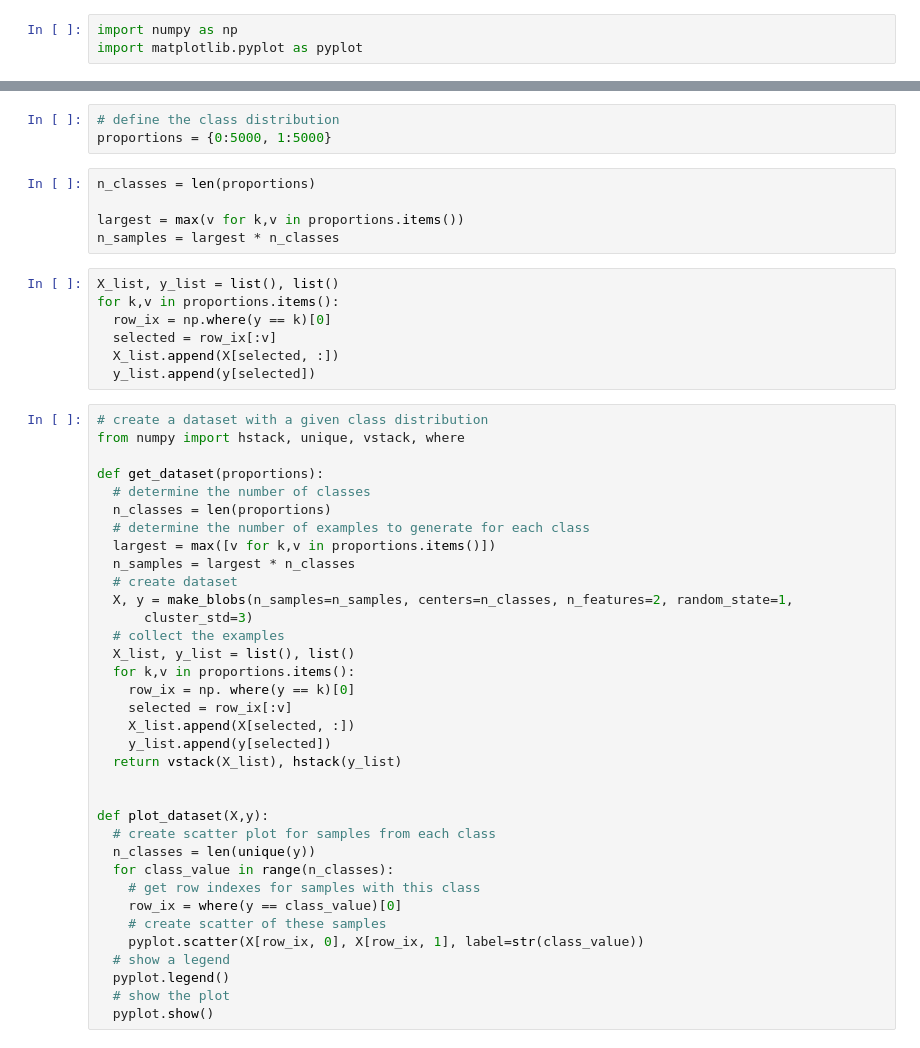
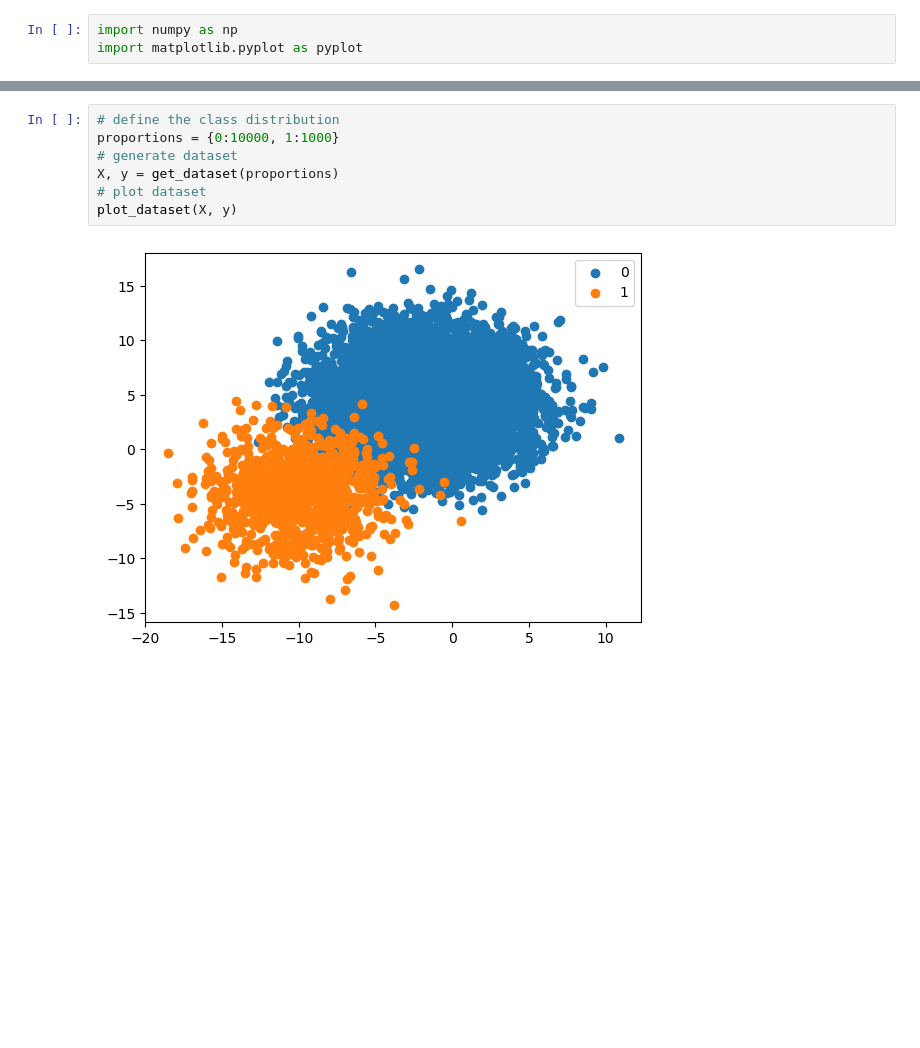
Before and after one commit to MaukanMir/Imbalanced-Classification-Project, a Jupyter notebook: chapter-2.ipynb, the cells around one changed output, grey strips where cells are left out. Saved outputs shown, nothing was run; the diff lists cells and outputs as text; blank space fills up the shorter version.

```diff
--- a/chapter-2.ipynb
+++ b/chapter-2.ipynb
@@ -17,51 +49,10 @@ for class_value in range(2):
 # %%
 # define the class distribution
-proportions = {0:5000, 1:5000}
+proportions = {0:10000, 1:1000}
+# generate dataset
+X, y = get_dataset(proportions)
+# plot dataset
+plot_dataset(X, y)
+# %% [output]
+[figure, added]
-# %%
-n_classes = len(proportions)
-
-largest = max(v for k,v in proportions.items())
-n_samples = largest * n_classes
-# %%
-X_list, y_list = list(), list()
-for k,v in proportions.items():
-  row_ix = np.where(y == k)[0]
-  selected = row_ix[:v]
-  X_list.append(X[selected, :])
-  y_list.append(y[selected])
-# %%
-# create a dataset with a given class distribution
-from numpy import hstack, unique, vstack, where
-
-def get_dataset(proportions):
-  # determine the number of classes
-  n_classes = len(proportions)
-  # determine the number of examples to generate for each class
-  largest = max([v for k,v in proportions.items()])
-  n_samples = largest * n_classes
-  # create dataset
-  X, y = make_blobs(n_samples=n_samples, centers=n_classes, n_features=2, random_state=1,
-      cluster_std=3)
-  # collect the examples
-  X_list, y_list = list(), list()
-  for k,v in proportions.items():
-    row_ix = np. where(y == k)[0]
-    selected = row_ix[:v]
-    X_list.append(X[selected, :])
-    y_list.append(y[selected])
-  return vstack(X_list), hstack(y_list)
-
-
-def plot_dataset(X,y):
-  # create scatter plot for samples from each class
-  n_classes = len(unique(y))
-  for class_value in range(n_classes):
-    # get row indexes for samples with this class
-    row_ix = where(y == class_value)[0]
-    # create scatter of these samples
-    pyplot.scatter(X[row_ix, 0], X[row_ix, 1], label=str(class_value))
-  # show a legend
-  pyplot.legend()
-  # show the plot
-  pyplot.show()
 # %%
```
Also changed, not shown: parts of 5 cells of this notebook.
